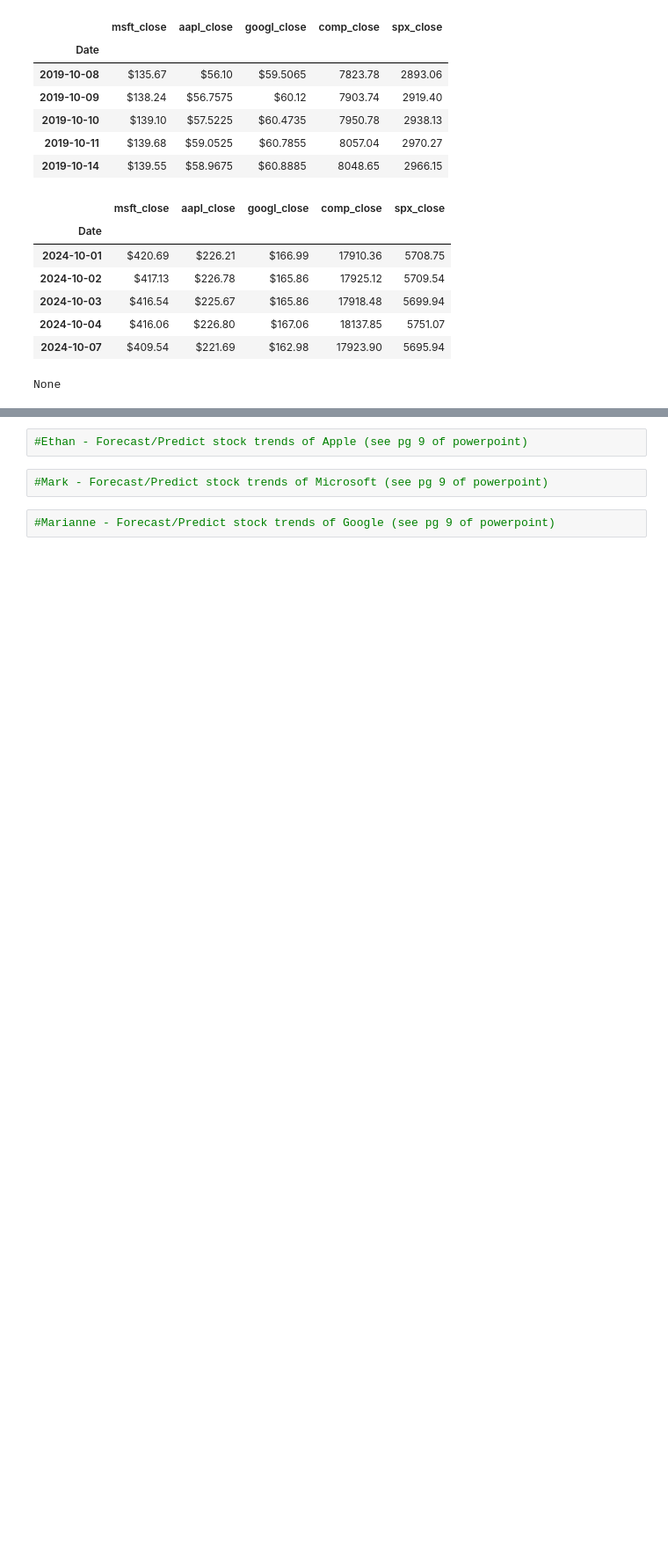
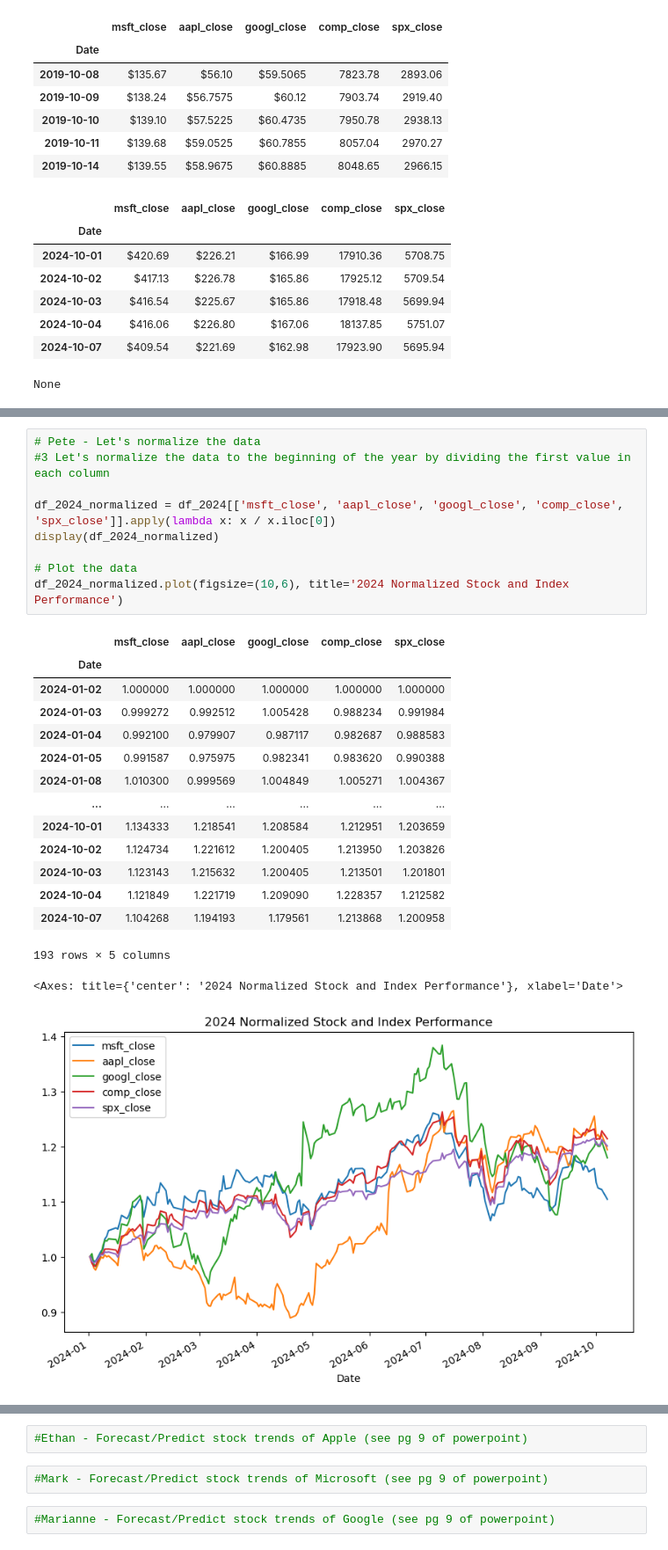
Before and after one commit to Pete1001/Tech_stock_analysis, a Jupyter notebook: Tech_stock_analysis.ipynb, the cells around one changed output, grey strips where cells are left out. Shown at 88% size. Saved outputs shown, nothing was run; the diff lists cells and outputs as text; blank space fills up the shorter version.

```diff
--- a/Tech_stock_analysis.ipynb
+++ b/Tech_stock_analysis.ipynb
@@ -206,0 +247,26 @@ merged_df.head()
+# %%
+# Pete - Let's normalize the data
+#3 Let's normalize the data to the beginning of the year by dividing the first value in each column
+
+df_2024_normalized = df_2024[['msft_close', 'aapl_close', 'googl_close', 'comp_close', 'spx_close']].apply(lambda x: x / x.iloc[0])
+display(df_2024_normalized)
+
+# Plot the data
+df_2024_normalized.plot(figsize=(10,6), title='2024 Normalized Stock and Index Performance')
+# %% [output]
+|  | msft_close | aapl_close | googl_close | comp_close | spx_close |
+| Date |  |  |  |  |  |
+| 2024-01-02 | 1.000000 | 1.000000 | 1.000000 | 1.000000 | 1.000000 |
+| 2024-01-03 | 0.999272 | 0.992512 | 1.005428 | 0.988234 | 0.991984 |
+| 2024-01-04 | 0.992100 | 0.979907 | 0.987117 | 0.982687 | 0.988583 |
+| 2024-01-05 | 0.991587 | 0.975975 | 0.982341 | 0.983620 | 0.990388 |
+| 2024-01-08 | 1.010300 | 0.999569 | 1.004849 | 1.005271 | 1.004367 |
+| ... | ... | ... | ... | ... | ... |
+| 2024-10-01 | 1.134333 | 1.218541 | 1.208584 | 1.212951 | 1.203659 |
+| 2024-10-02 | 1.124734 | 1.221612 | 1.200405 | 1.213950 | 1.203826 |
+| 2024-10-03 | 1.123143 | 1.215632 | 1.200405 | 1.213501 | 1.201801 |
+| 2024-10-04 | 1.121849 | 1.221719 | 1.209090 | 1.228357 | 1.212582 |
+| 2024-10-07 | 1.104268 | 1.194193 | 1.179561 | 1.213868 | 1.200958 |
+193 rows × 5 columns
+<Axes: title={'center': '2024 Normalized Stock and Index Performance'}, xlabel='Date'>
+[figure, added]
```
Also changed, not shown: parts of 14 cells of this notebook, 2 other files.
